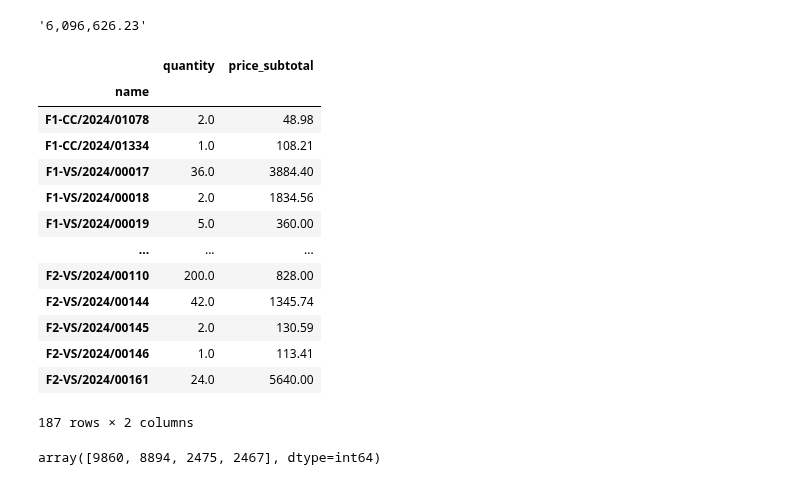
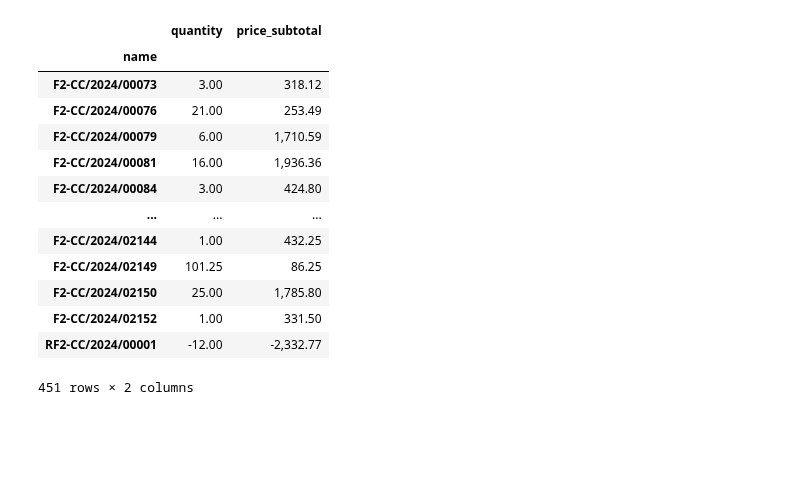
Before and after one commit to ecostichp/odoo_comisiones, a Jupyter notebook: algoritmo/sales_bi_prueba.ipynb, the cells around one changed output. Saved outputs shown, nothing was run; the diff lists cells and outputs as text; code cells hidden in the pictures; blank space fills up the shorter version.

```diff
--- a/algoritmo/sales_bi_prueba.ipynb
+++ b/algoritmo/sales_bi_prueba.ipynb
@@ -4,6 +4,8 @@ import pandas as pd
 import numpy as np
 import matplotlib.pyplot as plt
 import seaborn as sns
+
+pd.options.display.float_format = '{:,.2f}'.format
 # %%
 from wep import descrip_sales_users_df
 # %%
@@ -49,40 +43,21 @@ enero
-# %%
-total = enero['price_subtotal'].sum()
-
-f'{total:,.2f}'
-
-# enero_total.pipe(
-#     lambda df:(
-#         sns.barplot(
-#             data = df,
-#             y = 'Venta_Total',
-# )))
-# %% [output]
-'6,096,626.23'
 # %%
 cols = ['quantity', 'price_subtotal']
 
-wep = complete_df.loc[complete_df['salesman_id'] == 210, cols].groupby('name').sum()
+wep = complete_df.loc[complete_df['salesman_id'] == 216, cols].groupby('name').sum()
 wep
 # wep.to_excel('wep.xlsx')
 # %% [output]
 |  | quantity | price_subtotal |
 | name |  |  |
-| F1-CC/2024/01078 | 2.0 | 48.98 |
-| F1-CC/2024/01334 | 1.0 | 108.21 |
-| F1-VS/2024/00017 | 36.0 | 3884.40 |
-| F1-VS/2024/00018 | 2.0 | 1834.56 |
-| F1-VS/2024/00019 | 5.0 | 360.00 |
+| F2-CC/2024/00073 | 3.00 | 318.12 |
+| F2-CC/2024/00076 | 21.00 | 253.49 |
+| F2-CC/2024/00079 | 6.00 | 1,710.59 |
+| F2-CC/2024/00081 | 16.00 | 1,936.36 |
+| F2-CC/2024/00084 | 3.00 | 424.80 |
 | ... | ... | ... |
-| F2-VS/2024/00110 | 200.0 | 828.00 |
-| F2-VS/2024/00144 | 42.0 | 1345.74 |
-| F2-VS/2024/00145 | 2.0 | 130.59 |
-| F2-VS/2024/00146 | 1.0 | 113.41 |
-| F2-VS/2024/00161 | 24.0 | 5640.00 |
+| F2-CC/2024/02144 | 1.00 | 432.25 |
+| F2-CC/2024/02149 | 101.25 | 86.25 |
+| F2-CC/2024/02150 | 25.00 | 1,785.80 |
+| F2-CC/2024/02152 | 1.00 | 331.50 |
+| RF2-CC/2024/00001 | -12.00 | -2,332.77 |
-187 rows × 2 columns
+451 rows × 2 columns
-# %%
-# complete_df.loc[complete_df['module_origin'] == 'Contabilidad'].groupby('name').count()
-wep2 = complete_df.loc[complete_df['module_origin'] == 'Contabilidad', 'fact_doc_id'].unique()
-wep2
-# %% [output]
-array([9860, 8894, 2475, 2467], dtype=int64)
```
Also changed, not shown: parts of 6 cells of this notebook, 5 other files.
